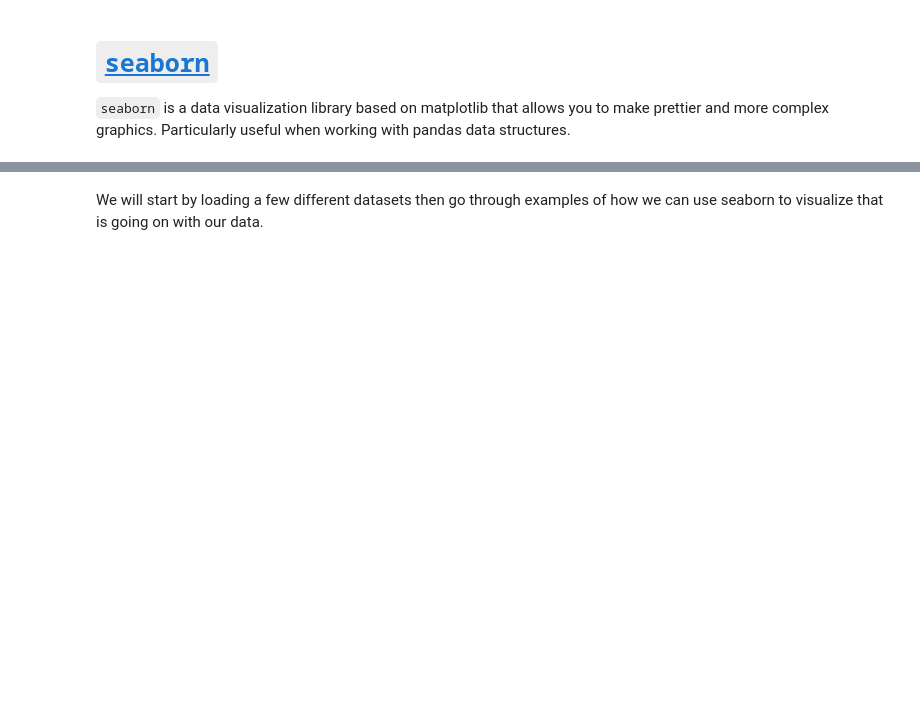
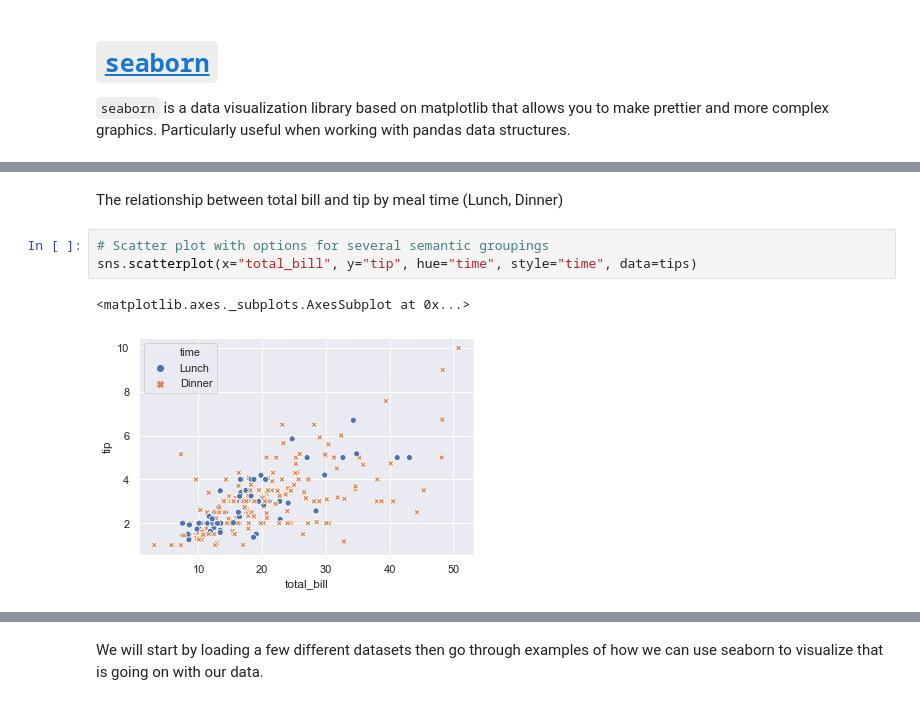
Before and after one commit to fuzzy-tribble/data_science_foundations, a Jupyter notebook: mad_python_libraries_seaborn.ipynb, the cells around one changed output, grey strips where cells are left out. Drawn from its saved outputs; the diff is of its cells as text; blank space fills up the shorter version.

```diff
--- a/mad_python_libraries_seaborn.ipynb
+++ b/mad_python_libraries_seaborn.ipynb
@@ -107,0 +143,8 @@ Checkout this link for more examples: [Official Seaborn Examples Gallery](https:
+# %% [markdown]
+The relationship between total bill and tip by meal time (Lunch, Dinner)
+# %%
+# Scatter plot with options for several semantic groupings
+sns.scatterplot(x="total_bill", y="tip", hue="time", style="time", data=tips)
+# %% [output]
+<matplotlib.axes._subplots.AxesSubplot at 0x...>
+[figure, added]
```
Also changed, not shown: parts of 118 cells of this notebook, 16 other files.
